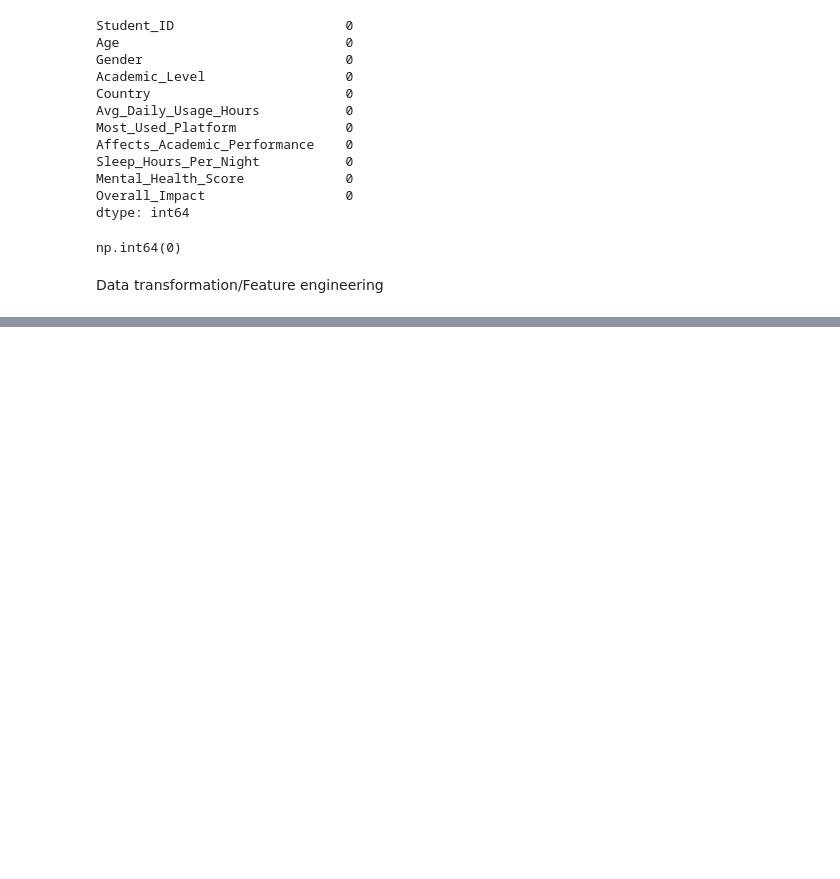
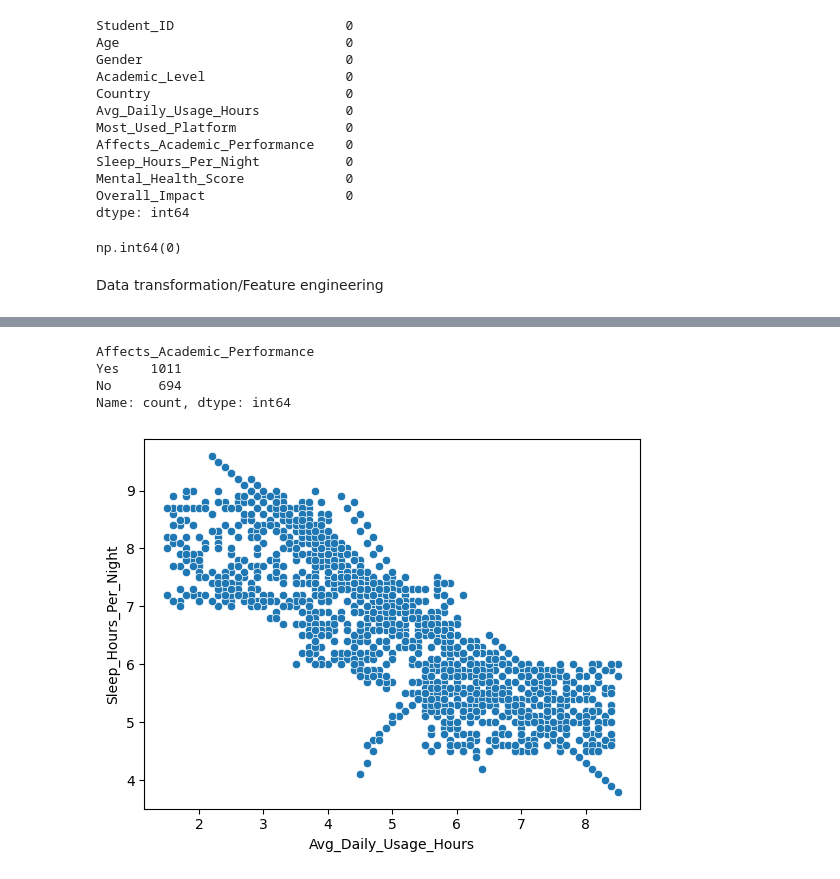
Before and after one commit to BinaryWhizz/Data-Analysis, a Jupyter notebook: Data Analysis 01/DA procedures/01.ipynb, the cells around one changed output, grey strips where cells are left out. Saved outputs shown, nothing was run; the diff lists cells and outputs as text; code cells hidden in the pictures; blank space fills up the shorter version.

```diff
--- a/Data Analysis 01/DA procedures/01.ipynb
+++ b/Data Analysis 01/DA procedures/01.ipynb
@@ -431,0 +539,22 @@ df.head()
+# %%
+# Academic Impact
+
+df1['Affects_Academic_Performance'].value_counts()
+
+# Positive / Negative / Neutral
+# %% [output]
+Affects_Academic_Performance
+Yes    1011
+No      694
+Name: count, dtype: int64
+# %%
+# 2) Bivariate Analysis
+
+# Usage vs Sleep
+
+sns.scatterplot(x='Avg_Daily_Usage_Hours',
+                y='Sleep_Hours_Per_Night',
+                data=df1)
+plt.show()
+# %% [output]
+[figure, added]
```
Also changed, not shown: parts of 16 cells of this notebook.
